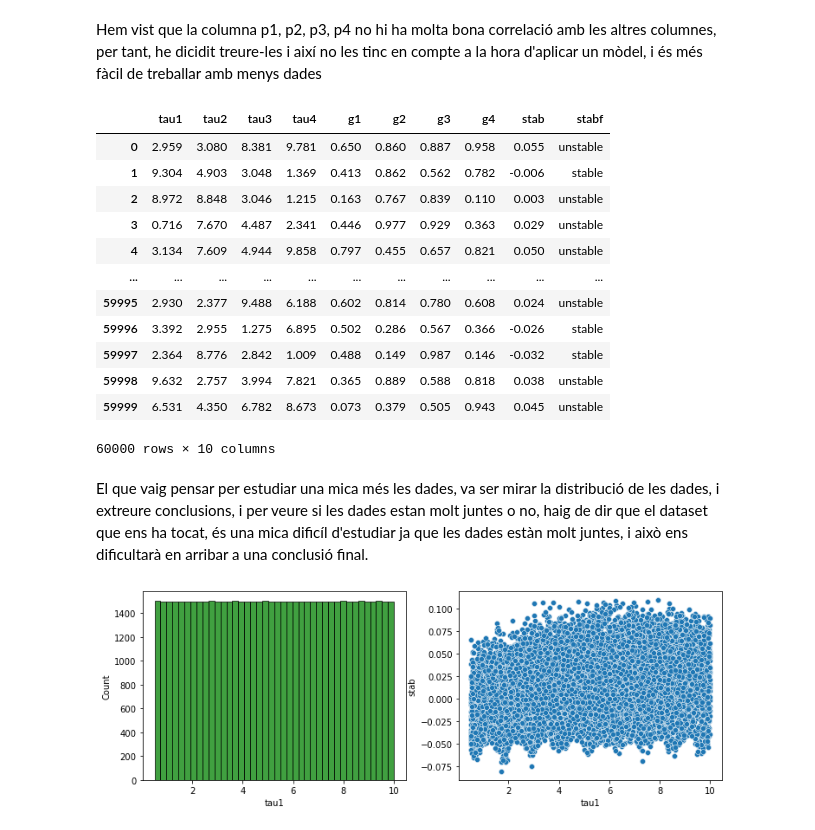
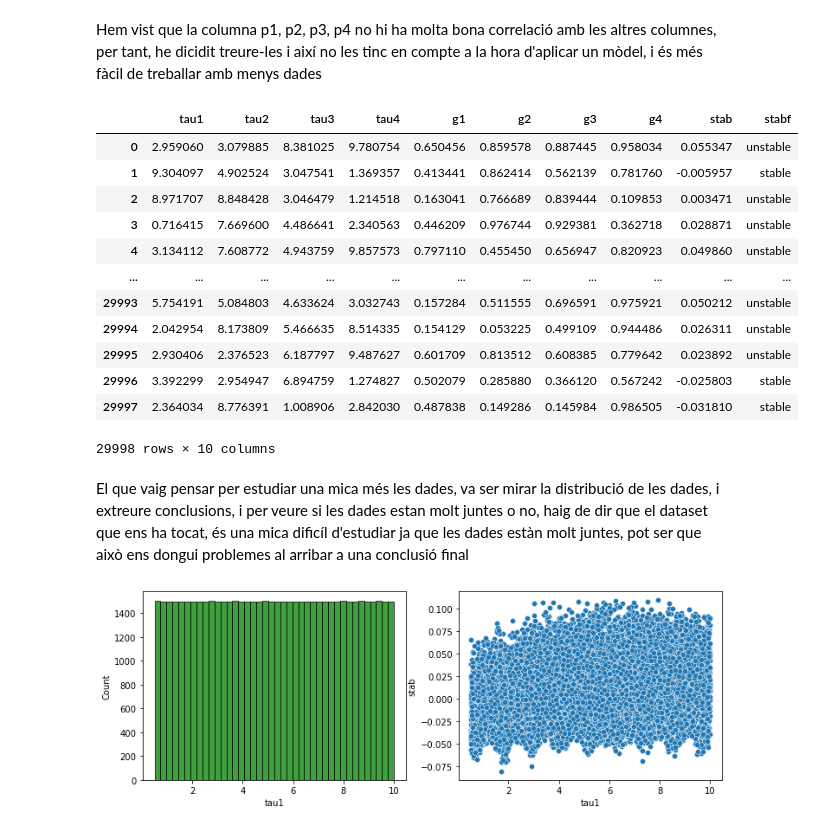
Before and after one commit to cescjunior24/APC-KAGGLE, a Jupyter notebook: Untitled.ipynb, the cells around one changed output. Saved outputs shown, nothing was run; the diff lists cells and outputs as text; code cells hidden in the pictures.

Commit message:
Millora dels 4 models implementats, notebook casi acabat
He milorat el accuracy dels 4 models, i ja estàn implementats

```diff
--- a/Untitled.ipynb
+++ b/Untitled.ipynb
@@ -15,20 +15,9 @@ from sklearn.model_selection import train_test_split
 def load_dataset(path):
     dataset = pd.read_csv(path, header=0, delimiter=',')
     return dataset
+dataset = load_dataset('dataBase/smart_grid_stability_augmented.csv')
+dataTest=load_dataset('dataBase/smart_grid_stability_augmented_test.csv')
 
-pd.set_option('display.float_format', lambda x: '%.3f' % x)
-
-
-dataset = load_dataset('smart_grid_stability_augmented.csv')
-data = dataset.values
-
-x = data[:, :2]
-y = data[:, 2]
-
-print("Dimensionalitat de la BBDD:", dataset.shape)
-print("Dimensionalitat de les entrades X", x.shape)
-print("Dimensionalitat de l'atribut Y", y.shape)
-
-print("Per veure estadístiques dels atributs numèrics de la BBDD:")
-dataset.describe()
+print("Dimensionalitat del conjunt del train:", dataset.shape)
+print("Dimensionalitat del conjunt test:", dataTest.shape)
 # %% [output]
@@ -81,21 +87,22 @@ plt.show()
 <p>Hem vist que la columna p1, p2, p3, p4 no hi ha molta bona correlació amb les altres columnes, per tant, he dicidit treure-les i així no les tinc en compte a la hora d'aplicar un mòdel, i és més fàcil de treballar amb menys dades </p>
 # %%
 dataset=dataset.drop(['p1', 'p2','p3','p4'],axis=1)
-dataset
+dataTest=dataTest.drop(['p1', 'p2','p3','p4'],axis=1)
+dataTest
 # %% [output]
 |  | tau1 | tau2 | tau3 | tau4 | g1 | g2 | g3 | g4 | stab | stabf |
-| 0 | 2.959 | 3.080 | 8.381 | 9.781 | 0.650 | 0.860 | 0.887 | 0.958 | 0.055 | unstable |
-| 1 | 9.304 | 4.903 | 3.048 | 1.369 | 0.413 | 0.862 | 0.562 | 0.782 | -0.006 | stable |
-| 2 | 8.972 | 8.848 | 3.046 | 1.215 | 0.163 | 0.767 | 0.839 | 0.110 | 0.003 | unstable |
-| 3 | 0.716 | 7.670 | 4.487 | 2.341 | 0.446 | 0.977 | 0.929 | 0.363 | 0.029 | unstable |
-| 4 | 3.134 | 7.609 | 4.944 | 9.858 | 0.797 | 0.455 | 0.657 | 0.821 | 0.050 | unstable |
+| 0 | 2.959060 | 3.079885 | 8.381025 | 9.780754 | 0.650456 | 0.859578 | 0.887445 | 0.958034 | 0.055347 | unstable |
+| 1 | 9.304097 | 4.902524 | 3.047541 | 1.369357 | 0.413441 | 0.862414 | 0.562139 | 0.781760 | -0.005957 | stable |
+| 2 | 8.971707 | 8.848428 | 3.046479 | 1.214518 | 0.163041 | 0.766689 | 0.839444 | 0.109853 | 0.003471 | unstable |
+| 3 | 0.716415 | 7.669600 | 4.486641 | 2.340563 | 0.446209 | 0.976744 | 0.929381 | 0.362718 | 0.028871 | unstable |
+| 4 | 3.134112 | 7.608772 | 4.943759 | 9.857573 | 0.797110 | 0.455450 | 0.656947 | 0.820923 | 0.049860 | unstable |
 | ... | ... | ... | ... | ... | ... | ... | ... | ... | ... | ... |
-| 59995 | 2.930 | 2.377 | 9.488 | 6.188 | 0.602 | 0.814 | 0.780 | 0.608 | 0.024 | unstable |
-| 59996 | 3.392 | 2.955 | 1.275 | 6.895 | 0.502 | 0.286 | 0.567 | 0.366 | -0.026 | stable |
-| 59997 | 2.364 | 8.776 | 2.842 | 1.009 | 0.488 | 0.149 | 0.987 | 0.146 | -0.032 | stable |
-| 59998 | 9.632 | 2.757 | 3.994 | 7.821 | 0.365 | 0.889 | 0.588 | 0.818 | 0.038 | unstable |
-| 59999 | 6.531 | 4.350 | 6.782 | 8.673 | 0.073 | 0.379 | 0.505 | 0.943 | 0.045 | unstable |
+| 29993 | 5.754191 | 5.084803 | 4.633624 | 3.032743 | 0.157284 | 0.511555 | 0.696591 | 0.975921 | 0.050212 | unstable |
+| 29994 | 2.042954 | 8.173809 | 5.466635 | 8.514335 | 0.154129 | 0.053225 | 0.499109 | 0.944486 | 0.026311 | unstable |
+| 29995 | 2.930406 | 2.376523 | 6.187797 | 9.487627 | 0.601709 | 0.813512 | 0.608385 | 0.779642 | 0.023892 | unstable |
+| 29996 | 3.392299 | 2.954947 | 6.894759 | 1.274827 | 0.502079 | 0.285880 | 0.366120 | 0.567242 | -0.025803 | stable |
+| 29997 | 2.364034 | 8.776391 | 1.008906 | 2.842030 | 0.487838 | 0.149286 | 0.145984 | 0.986505 | -0.031810 | stable |
-60000 rows × 10 columns
+29998 rows × 10 columns
 # %% [markdown]
-<p>El que vaig pensar per estudiar una mica més les dades, va ser mirar la distribució de les dades, i extreure conclusions, i per veure si les dades estan molt juntes o no, haig de dir que el dataset que ens ha tocat, és una mica dificíl d'estudiar ja que les dades estàn molt juntes, i això ens dificultarà en arribar a una conclusió final.</p>
+<p>El que vaig pensar per estudiar una mica més les dades, va ser mirar la distribució de les dades, i extreure conclusions, i per veure si les dades estan molt juntes o no, haig de dir que el dataset que ens ha tocat, és una mica dificíl d'estudiar ja que les dades estàn molt juntes, pot ser que això ens dongui problemes al arribar a una conclusió final</p>
 # %%
```
Also changed, not shown: parts of 30 cells of this notebook, 2 other files.
